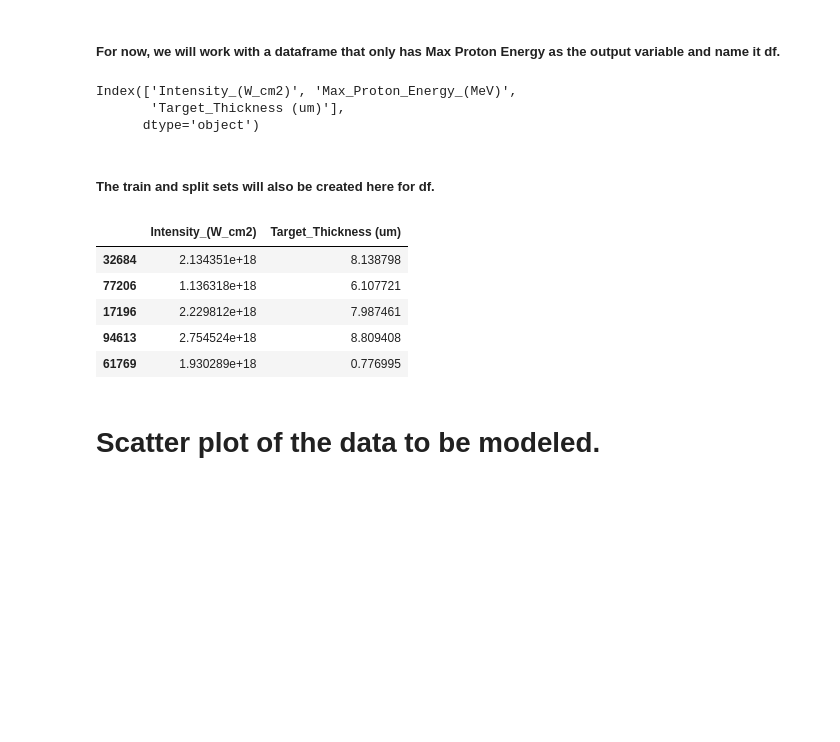
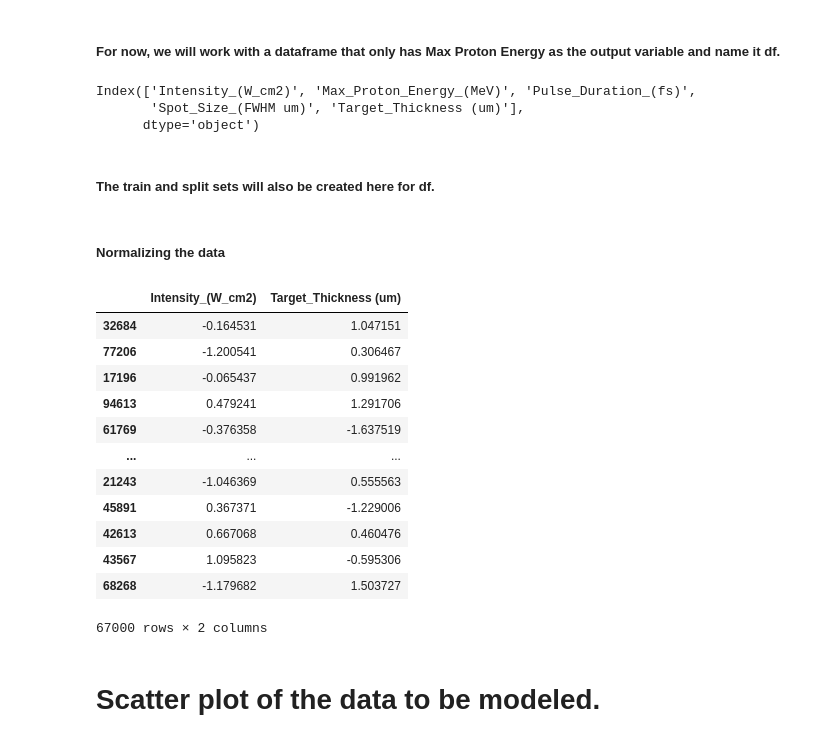
Before and after one commit to pedrog96/vanilla-latte, a Jupyter notebook: support vector regression/Support Vector Regression.ipynb, the cells around one changed output. Cells and saved outputs as stored; diff of their text form; code cells hidden in the pictures; blank space fills up the shorter version.

```diff
--- a/support vector regression/Support Vector Regression.ipynb
+++ b/support vector regression/Support Vector Regression.ipynb
@@ -43,23 +43,14 @@ inputs
 # %%
 df = physics.copy()
 df = df.drop(columns= outputs[1:])
-df = df.drop(columns= inputs[1])
-df = df.drop(columns= inputs[2])
 df.columns
 # %% [output]
-Index(['Intensity_(W_cm2)', 'Max_Proton_Energy_(MeV)',
-       'Target_Thickness (um)'],
+Index(['Intensity_(W_cm2)', 'Max_Proton_Energy_(MeV)', 'Pulse_Duration_(fs)',
+       'Spot_Size_(FWHM um)', 'Target_Thickness (um)'],
       dtype='object')
 # %% [markdown]
 ##### The train and split sets will also be created here for df.
 # %%
 X_train, X_test, y_train, y_test = train_test_split(df[[inputs[0], inputs[3]]], df[outputs[0]], test_size=0.33, random_state=0)
-# %%
-X_train.head()
-# %% [output]
-|  | Intensity_(W_cm2) | Target_Thickness (um) |
-| 32684 | 2.134351e+18 | 8.138798 |
-| 77206 | 1.136318e+18 | 6.107721 |
-| 17196 | 2.229812e+18 | 7.987461 |
-| 94613 | 2.754524e+18 | 8.809408 |
-| 61769 | 1.930289e+18 | 0.776995 |
+# %% [markdown]
+##### Normalizing the data
@@ -66,3 +61,19 @@ X_train.head()
+# %%
+X_train_norm
+# %% [output]
+|  | Intensity_(W_cm2) | Target_Thickness (um) |
+| 32684 | -0.164531 | 1.047151 |
+| 77206 | -1.200541 | 0.306467 |
+| 17196 | -0.065437 | 0.991962 |
+| 94613 | 0.479241 | 1.291706 |
+| 61769 | -0.376358 | -1.637519 |
+| ... | ... | ... |
+| 21243 | -1.046369 | 0.555563 |
+| 45891 | 0.367371 | -1.229006 |
+| 42613 | 0.667068 | 0.460476 |
+| 43567 | 1.095823 | -0.595306 |
+| 68268 | -1.179682 | 1.503727 |
+67000 rows × 2 columns
 # %% [markdown]
 # Scatter plot of the data to be modeled.
 # %%
```
Also changed, not shown: parts of 5 cells of this notebook.
